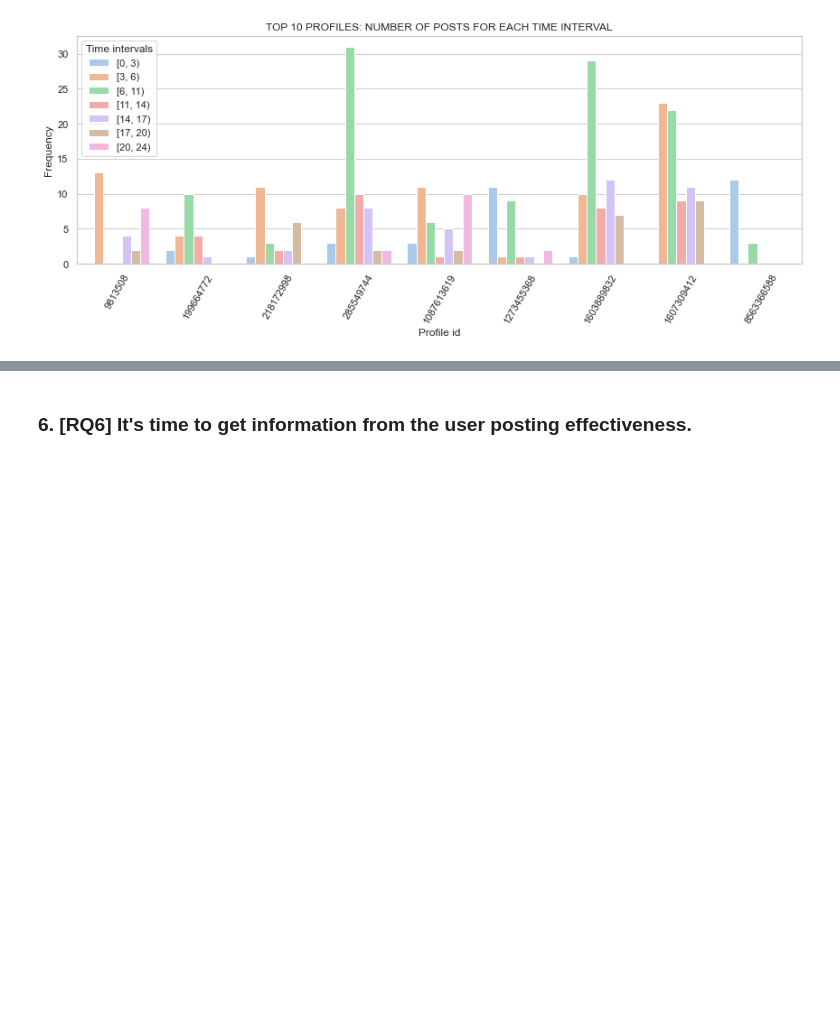
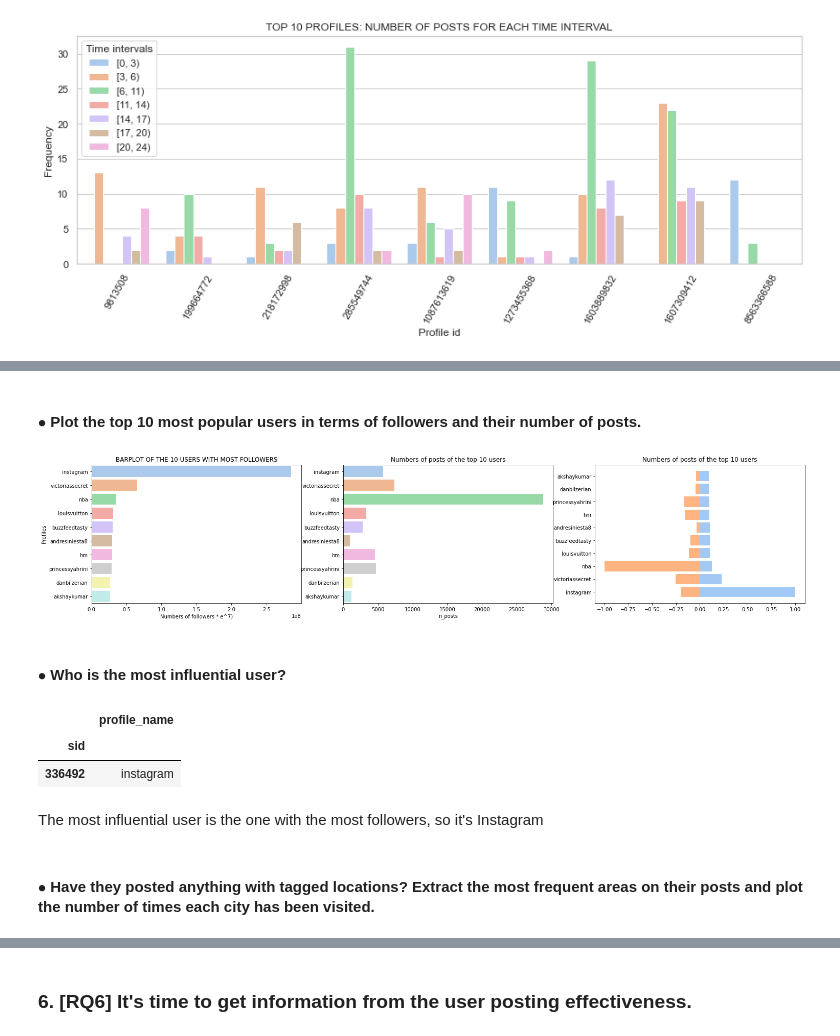
Before and after one commit to Prot10/ADM_HW_2, a Jupyter notebook: general.ipynb, the cells around one changed output, grey strips where cells are left out. Drawn from its saved outputs; the diff is of its cells as text; code cells hidden in the pictures; blank space fills up the shorter version.

```diff
--- a/general.ipynb
+++ b/general.ipynb
@@ -852,0 +704,2 @@ del subset5, top10profiles_followers, post_locations, post_locations_influent, l
+# %% [markdown]
+#### $\bullet$ Plot the top 10 most popular users in terms of followers and their number of posts.
@@ -852,0 +712,41 @@ del subset5, top10profiles_followers, post_locations, post_locations_influent, l
+# %%
+plt.figure(1, figsize=(25, 5))
+
+plt.subplot(1, 3, 1)
+sns.barplot(data=top10profiles_followers, x='followers', y='profile_name', palette="pastel")
+plt.title("BARPLOT OF THE 10 USERS WITH MOST FOLLOWERS")
+plt.ylabel("Profiles")
+plt.xlabel("Numbers of followers * e^7)")
+#plt.grid()
+
+plt.subplot(1, 3, 2)
+sns.barplot(data=top10profiles_followers, x='n_posts', y='profile_name', palette="pastel")
+plt.ylabel('')
+plt.title('Numbers of posts of the top 10 users')
+
+plt.subplot(1, 3, 3)
+top10profiles_followers['norm_followers'] = top10profiles_followers['followers']/top10profiles_followers['followers'].max()
+top10profiles_followers['norm_n_posts'] = top10profiles_followers['n_posts']/top10profiles_followers['n_posts'].max()
+color1 = sns.color_palette("pastel")[0]
+color2 = sns.color_palette("pastel")[1]
+plt.barh(top10profiles_followers['profile_name'], top10profiles_followers['norm_followers'],
+         align='center', color=color1)
+plt.barh(top10profiles_followers['profile_name'], -top10profiles_followers['norm_n_posts'],
+         align='center', color=color2)
+plt.title('Numbers of posts of the top 10 users')
+
+plt.show()
+# %% [output]
+[figure, added]
+# %% [markdown]
+#### $\bullet$ Who is the most influential user?
+# %%
+top10profiles_followers[['profile_name']].head(1)
+# %% [output]
+|  | profile_name |
+| sid |  |
+| 336492 | instagram |
+# %% [markdown]
+The most influential user is the one with the most followers, so it's Instagram
+# %% [markdown]
+#### $\bullet$ Have they posted anything with tagged locations? Extract the most frequent areas on their posts and plot the number of times each city has been visited.
```
Also changed, not shown: parts of 54 cells of this notebook.
